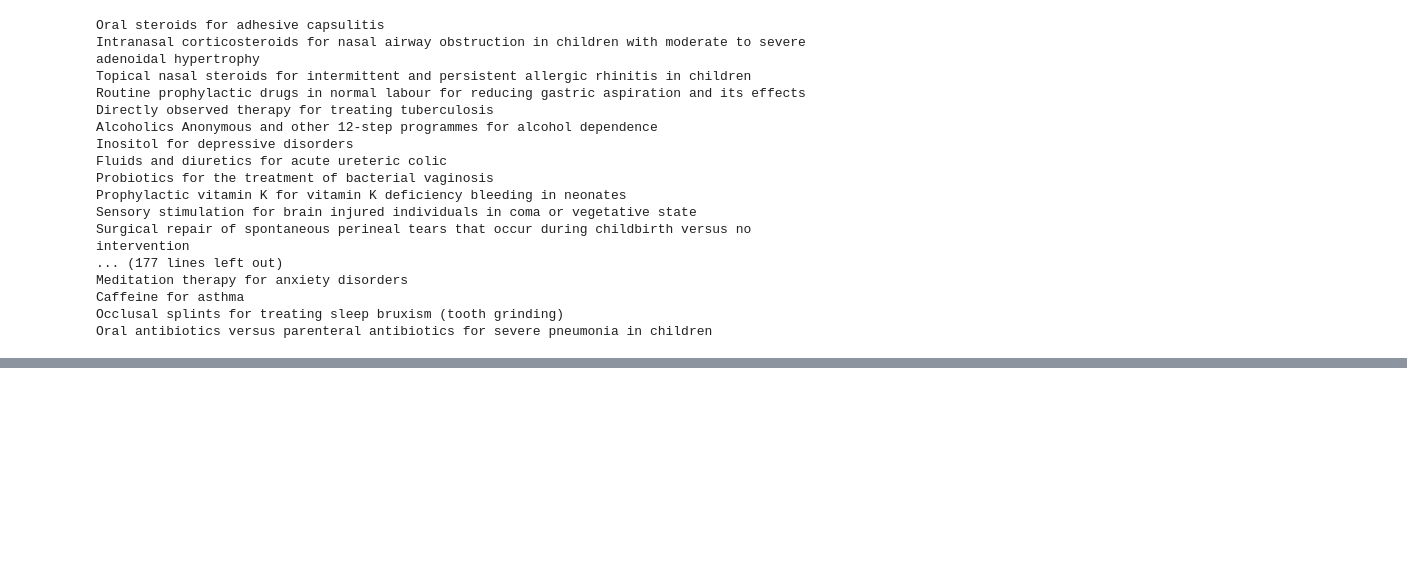
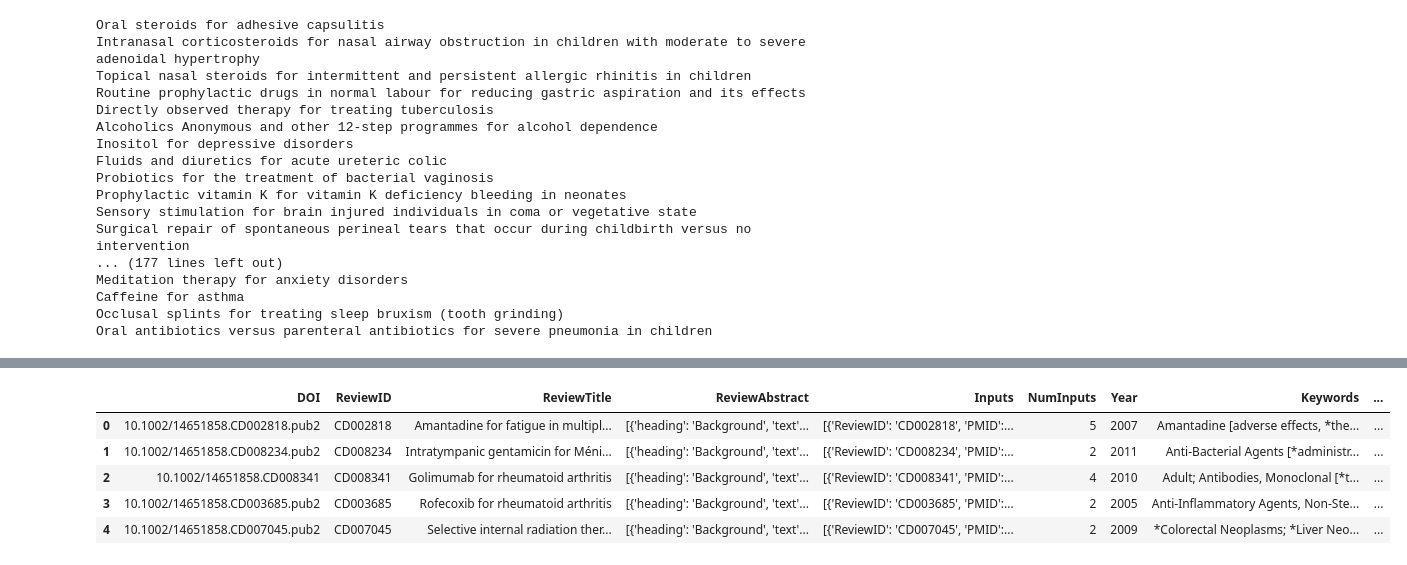
Before and after one commit to hyesunyun/LLMHealthFramingEffect, a Jupyter notebook: data/data_exploration_preprocess.ipynb, the cells around one changed output, grey strips where cells are left out. Saved outputs shown, nothing was run; the diff lists cells and outputs as text; code cells hidden in the pictures; blank space fills up the shorter version.

```diff
--- a/data/data_exploration_preprocess.ipynb
+++ b/data/data_exploration_preprocess.ipynb
@@ -1017,0 +1032,8 @@ Oral antibiotics versus parenteral antibiotics for severe pneumonia in children
+# %%
+import pandas as pd
+
+condition_categories_df = pd.read_csv("cochrane_review_categorized_conditions.csv")
+
+# get count of each category
+category_counts = condition_categories_df["category"].value_counts()
+print(category_counts)
@@ -1017,0 +1057,13 @@ Oral antibiotics versus parenteral antibiotics for severe pneumonia in children
+# %%
+questions_df = pd.read_json("../code/outputs/questions/qwen3_thinking-4B/cochrane_review_data_final_with_questions.json")
+
+identifiers = []
+for _, row in questions_df.iterrows():
+    review_id = row["ReviewID"]
+    doi = row["DOI"]
+
+    identifiers.append((review_id, doi))
+# %%
+# add the identifiers to conditoin_categories_df by order
+condition_categories_df["ReviewID"] = [id[0] for id in identifiers]
+condition_categories_df["DOI"] = [id[1] for id in identifiers]
@@ -1017,0 +1082,14 @@ Oral antibiotics versus parenteral antibiotics for severe pneumonia in children
+# %%
+# add the category from condition_categories_df to questions_df by merging on ReviewID
+questions_df = questions_df.merge(condition_categories_df[["ReviewID", "category"]], on="ReviewID", how="left")
+# rename the category column to ConditionCategory
+questions_df = questions_df.rename(columns={"category": "ConditionCategory"})
+# %%
+questions_df.head()
+# %% [output]
+|  | DOI | ReviewID | ReviewTitle | ReviewAbstract | Inputs | NumInputs | Year | Keywords | ... |
+| 0 | 10.1002/14651858.CD002818.pub2 | CD002818 | Amantadine for fatigue in multipl... | [{'heading': 'Background', 'text'... | [{'ReviewID': 'CD002818', 'PMID':... | 5 | 2007 | Amantadine [adverse effects, *the... | ... |
+| 1 | 10.1002/14651858.CD008234.pub2 | CD008234 | Intratympanic gentamicin for Méni... | [{'heading': 'Background', 'text'... | [{'ReviewID': 'CD008234', 'PMID':... | 2 | 2011 | Anti-Bacterial Agents [*administr... | ... |
+| 2 | 10.1002/14651858.CD008341 | CD008341 | Golimumab for rheumatoid arthritis | [{'heading': 'Background', 'text'... | [{'ReviewID': 'CD008341', 'PMID':... | 4 | 2010 | Adult; Antibodies, Monoclonal [*t... | ... |
+| 3 | 10.1002/14651858.CD003685.pub2 | CD003685 | Rofecoxib for rheumatoid arthritis | [{'heading': 'Background', 'text'... | [{'ReviewID': 'CD003685', 'PMID':... | 2 | 2005 | Anti‐Inflammatory Agents, Non‐Ste... | ... |
+| 4 | 10.1002/14651858.CD007045.pub2 | CD007045 | Selective internal radiation ther... | [{'heading': 'Background', 'text'... | [{'ReviewID': 'CD007045', 'PMID':... | 2 | 2009 | *Colorectal Neoplasms; *Liver Neo... | ... |
```
Also changed, not shown: parts of 8 cells of this notebook, 25 other files.
